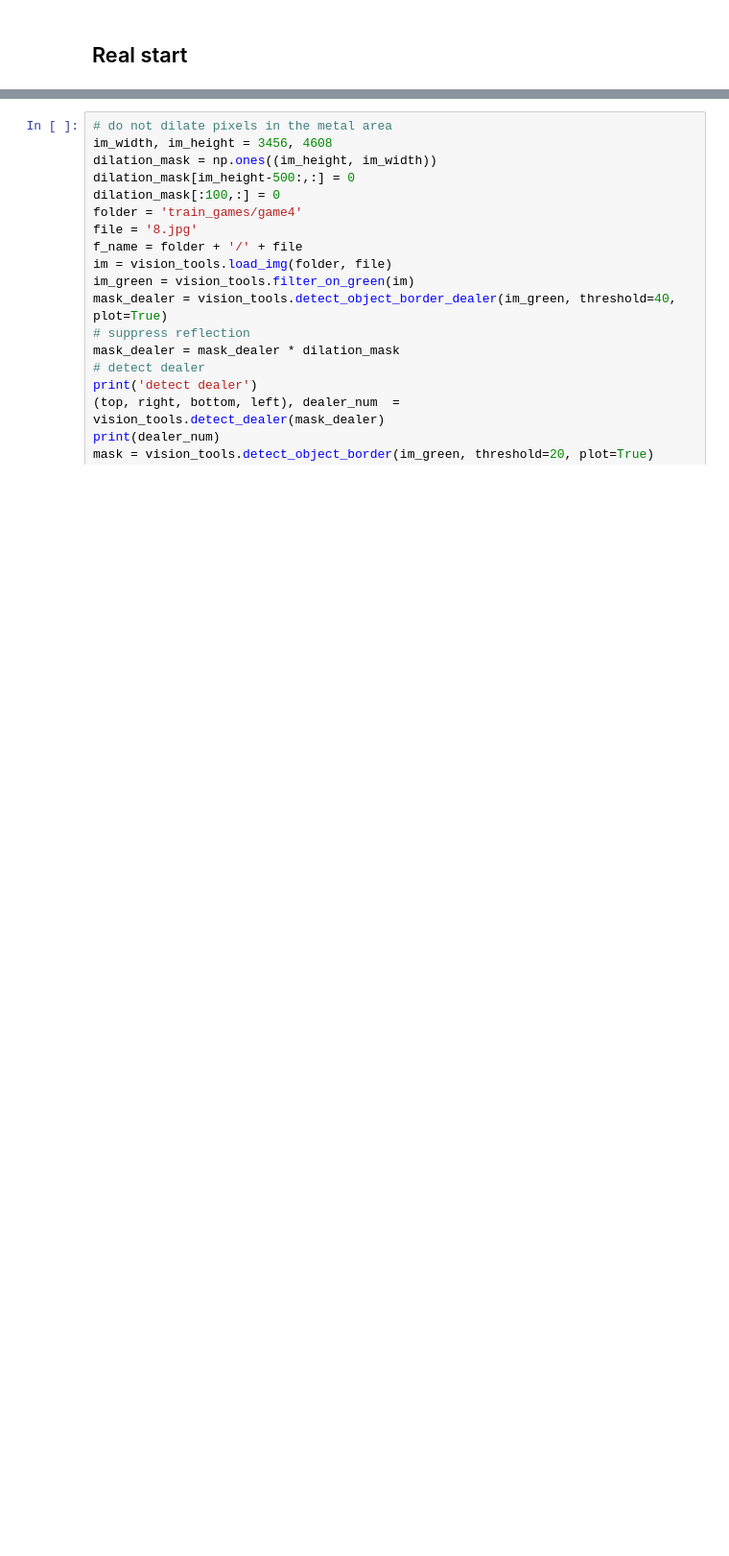
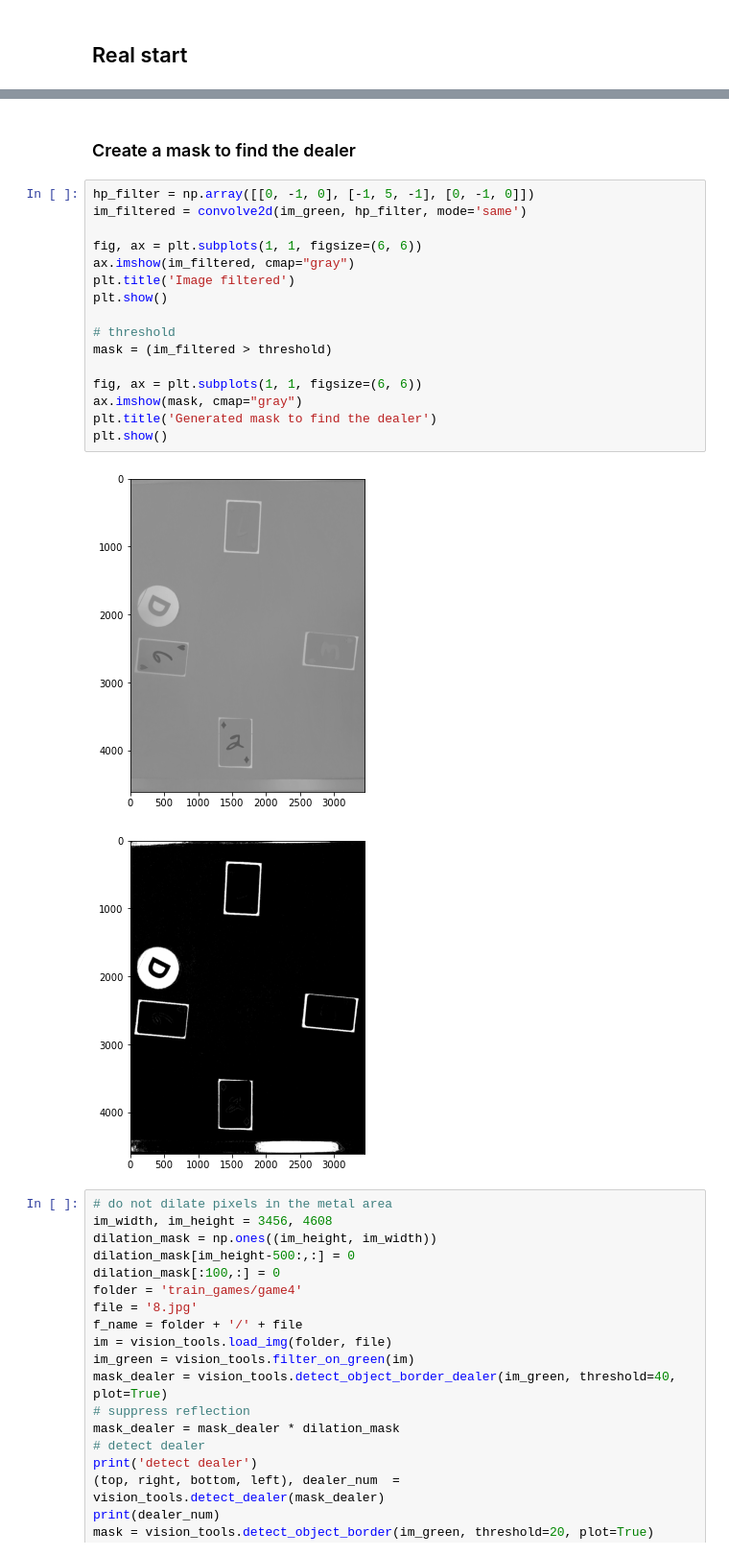
Before and after one commit to aalshabaan/iapr, a Jupyter notebook: project/project.ipynb, the cells around one changed output, grey strips where cells are left out. Shown at 96% size. Drawn from its saved outputs; the diff is of its cells as text; blank space fills up the shorter version.

```diff
--- a/project/project.ipynb
+++ b/project/project.ipynb
@@ -479,3 +501,24 @@ height : 609
+# %% [markdown]
+### Create a mask to find the dealer
+# %%
+hp_filter = np.array([[0, -1, 0], [-1, 5, -1], [0, -1, 0]])
+im_filtered = convolve2d(im_green, hp_filter, mode='same')
+
+fig, ax = plt.subplots(1, 1, figsize=(6, 6))
+ax.imshow(im_filtered, cmap="gray")
+plt.title('Image filtered')
+plt.show()
+
+# threshold
+mask = (im_filtered > threshold)
+
+fig, ax = plt.subplots(1, 1, figsize=(6, 6))
+ax.imshow(mask, cmap="gray")
+plt.title('Generated mask to find the dealer')
+plt.show()
+# %% [output]
+[figure, added]
+[figure, added]
 # %%
 # do not dilate pixels in the metal area
 im_width, im_height = 3456, 4608
```
Also changed, not shown: parts of 8 cells of this notebook.
